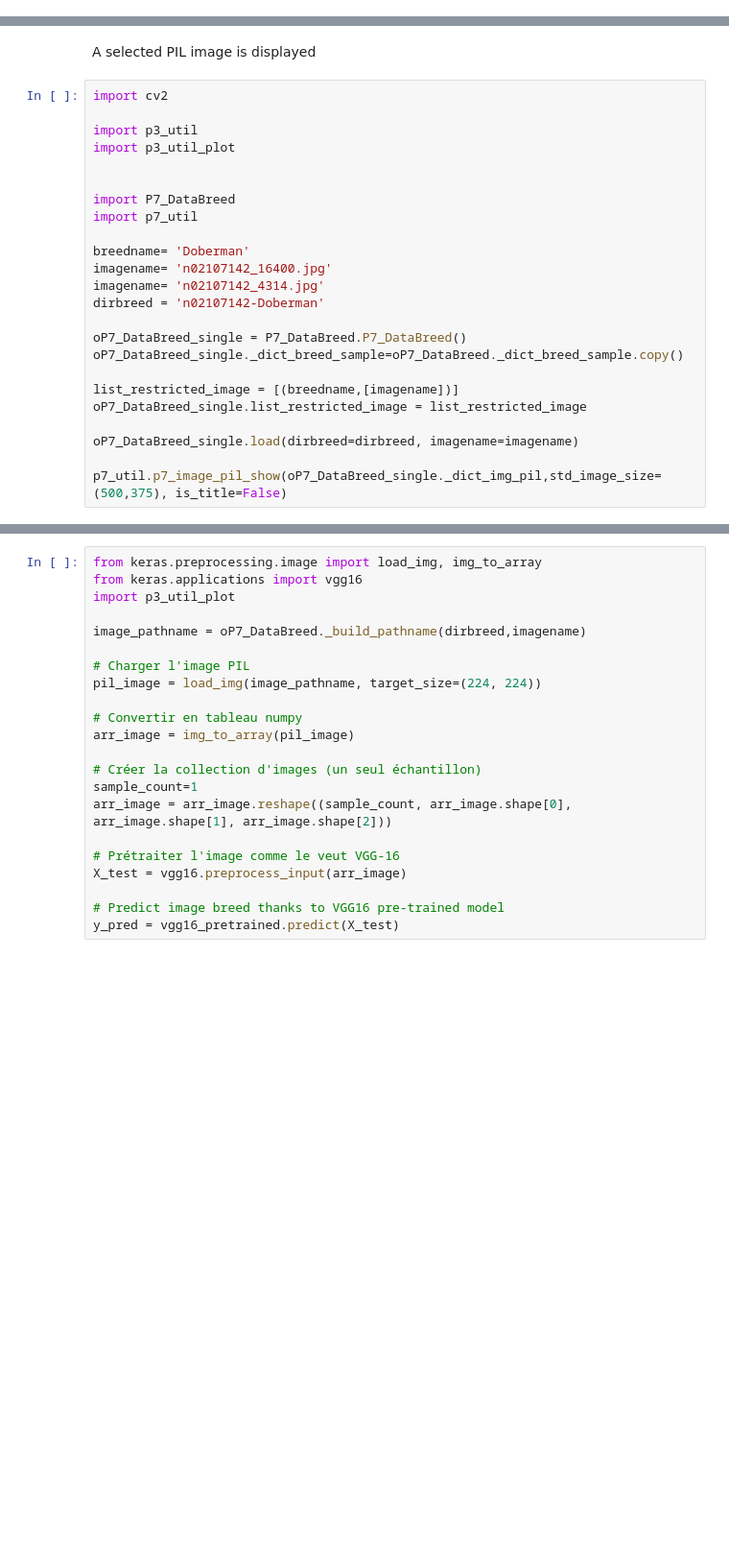
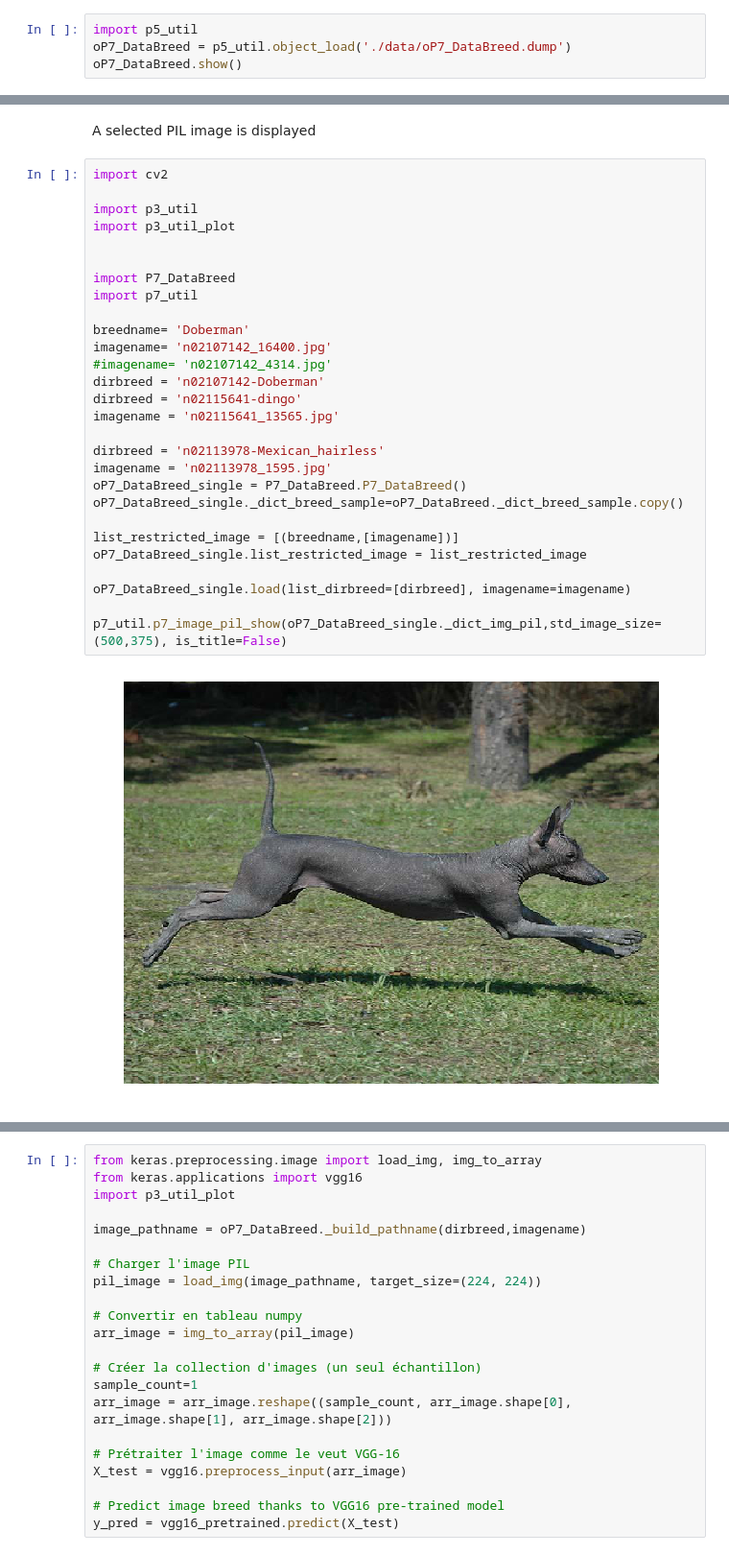
Before and after one commit to dataforcast/OC_Datascientist, a Jupyter notebook: P7/P7_Keras_Pretrained.ipynb, the cells around one changed output, grey strips where cells are left out. Shown at 96% size. Drawn from its saved outputs; the diff is of its cells as text; blank space fills up the shorter version.

```diff
--- a/P7/P7_Keras_Pretrained.ipynb
+++ b/P7/P7_Keras_Pretrained.ipynb
@@ -261,0 +236,4 @@ Those 2 set of layers are used here to classify images as breeds, since breeds h
+# %%
+import p5_util
+oP7_DataBreed = p5_util.object_load('./data/oP7_DataBreed.dump')
+oP7_DataBreed.show()
@@ -276,27 +331,33 @@ A selected PIL image is displayed
 # %%
 import cv2
 
 import p3_util
 import p3_util_plot
 
 
 import P7_DataBreed
 import p7_util
 
 breedname= 'Doberman'
 imagename= 'n02107142_16400.jpg'
-imagename= 'n02107142_4314.jpg'
+#imagename= 'n02107142_4314.jpg'
 dirbreed = 'n02107142-Doberman'
+dirbreed = 'n02115641-dingo'
+imagename = 'n02115641_13565.jpg'
 
+dirbreed = 'n02113978-Mexican_hairless'
+imagename = 'n02113978_1595.jpg'
 oP7_DataBreed_single = P7_DataBreed.P7_DataBreed()
 oP7_DataBreed_single._dict_breed_sample=oP7_DataBreed._dict_breed_sample.copy()
 
 list_restricted_image = [(breedname,[imagename])]
 oP7_DataBreed_single.list_restricted_image = list_restricted_image
 
-oP7_DataBreed_single.load(dirbreed=dirbreed, imagename=imagename)
+oP7_DataBreed_single.load(list_dirbreed=[dirbreed], imagename=imagename)
 
 p7_util.p7_image_pil_show(oP7_DataBreed_single._dict_img_pil,std_image_size=(500,375), is_title=False)
+# %% [output]
+[figure, added]
 # %% [markdown]
 Selected image is pre-processed in order to feed pre-trained VGG16 network.
 
```
Also changed, not shown: parts of 35 cells of this notebook, 7 other files.
